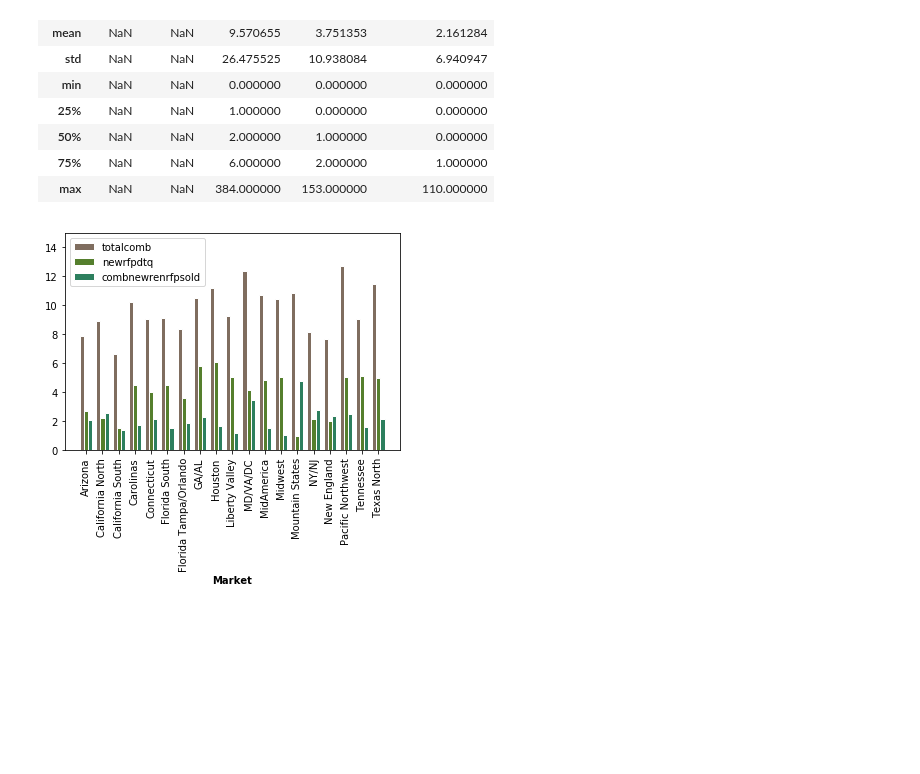
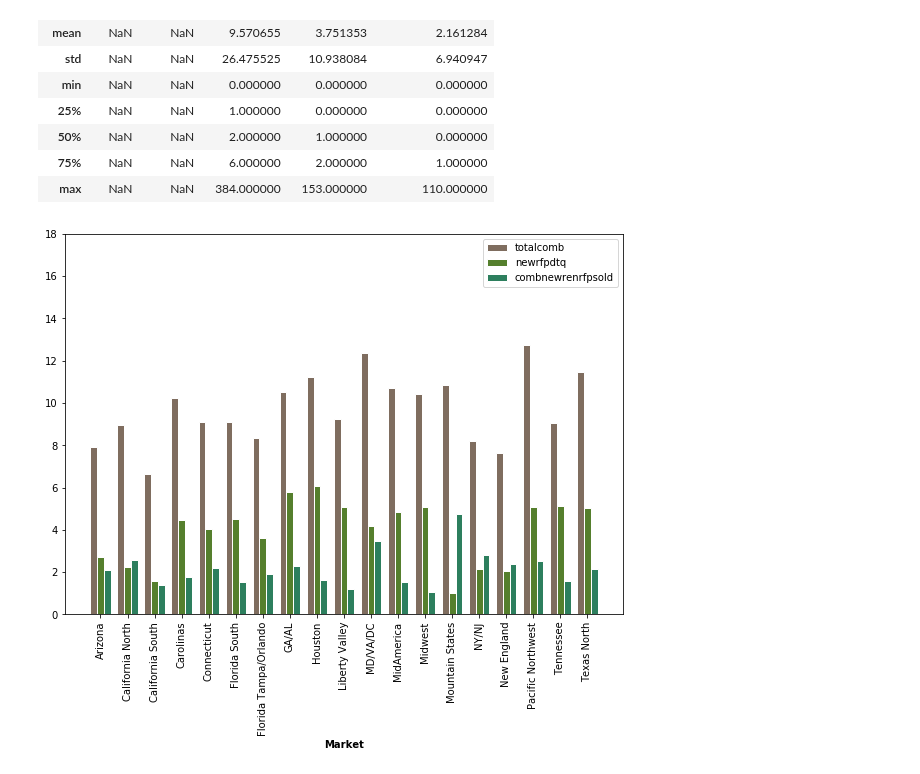
Before and after one commit to Ismail-therap/Unsupervised-ML-Customer-Segmentation-in-Python, a Jupyter notebook: Segmentation_in_Python.ipynb, the cells around one changed output. Saved outputs shown, nothing was run; the diff lists cells and outputs as text; code cells hidden in the pictures; blank space fills up the shorter version.

```diff
--- a/Segmentation_in_Python.ipynb
+++ b/Segmentation_in_Python.ipynb
@@ -47,38 +47,40 @@ df.describe(include='all')
 | 75% | NaN | NaN | 6.000000 | 2.000000 | 1.000000 |
 | max | NaN | NaN | 384.000000 | 153.000000 | 110.000000 |
 # %%
-# libraries
+# Libraries to for visualization
 import numpy as np
 import matplotlib.pyplot as plt
 
 # set width of bar
 barWidth = 0.25
 
 # set height of bar
 bars1 = df.groupby('market')['totalcomb'].mean()
 bars2 = df.groupby('market')['newrfpdtq'].mean()
 bars3 = df.groupby('market')['combnewrenrfpsold'].mean()
 
 # Set position of bar on X axis
 r1 = np.arange(len(bars1))
 r2 = [x + barWidth for x in r1]
 r3 = [x + barWidth for x in r2]
 
 keys = bars1.keys()
 
 # Make the plot
+plt.figure(figsize=(10, 7))
+
 p1 = plt.bar(r1, bars1, color='#7f6d5f', width=barWidth, edgecolor='white', label='totalcomb')
 p2 = plt.bar(r2, bars2, color='#557f2d', width=barWidth, edgecolor='white', label='newrfpdtq')
 p3 = plt.bar(r3, bars3, color='#2d7f5e', width=barWidth, edgecolor='white', label='combnewrenrfpsold')
 
 # Add xticks on the middle of the group bars
-plt.ylim([0,15])
+plt.ylim([0,18])
 plt.xlabel('Market', fontweight='bold')
 plt.xticks([r + barWidth for r in range(len(bars1))],keys,rotation=90)
 plt.legend()
 
 # Create legend & Show graphic
 plt.legend()
 plt.show()
 # %% [output]
-[figure, old version]
+[figure, new version]
```
Also changed, not shown: parts of 4 cells of this notebook.
